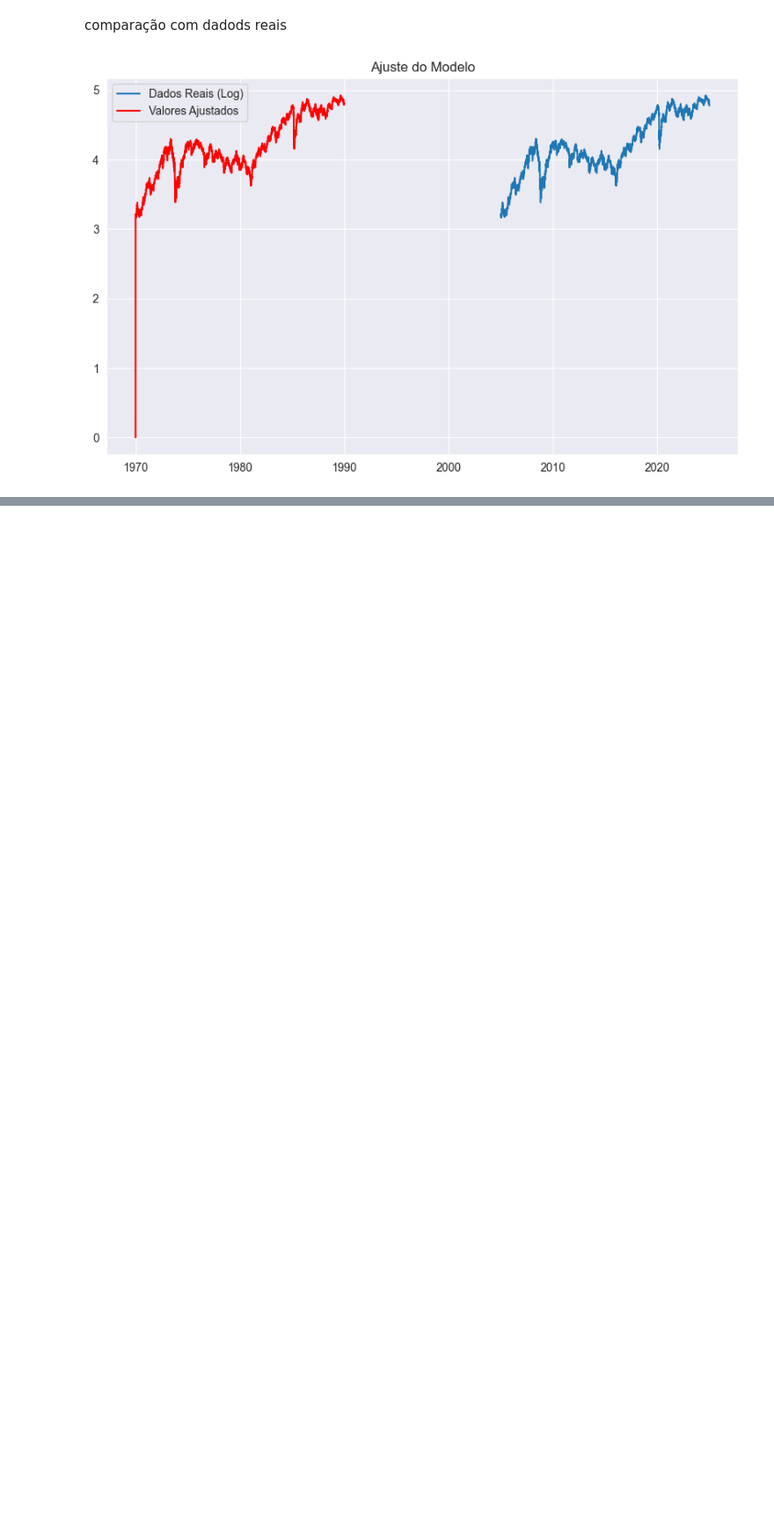
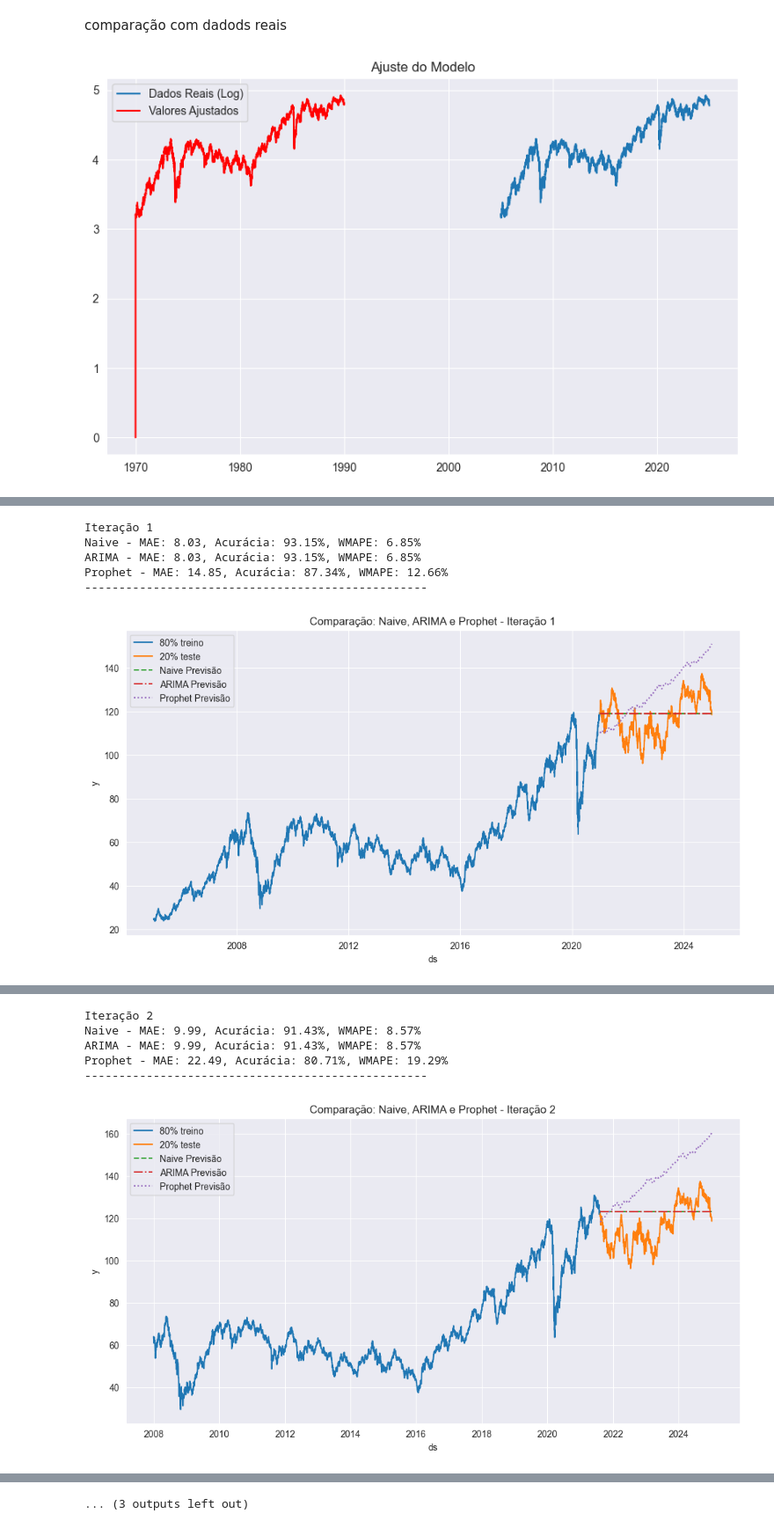
Before and after one commit to Data-Analitycs-Pos-Tech-Fiap/Ibovespa-prev, a Jupyter notebook: ibov-prev_v2.ipynb, the cells around one changed output, grey strips where cells are left out. Shown at 88% size. Saved outputs shown, nothing was run; the diff lists cells and outputs as text; code cells hidden in the pictures; blank space fills up the shorter version.

```diff
--- a/ibov-prev_v2.ipynb
+++ b/ibov-prev_v2.ipynb
@@ -544,0 +788,65 @@ plt.show()
+# %%
+from statsmodels.tsa.arima.model import ARIMA
+from prophet import Prophet
+from sklearn.metrics import mean_absolute_error
+import numpy as np
+import pandas as pd
+import matplotlib.pyplot as plt
+import seaborn as sns
+
+# Iteração sobre os conjuntos de treino e teste
+for i, (df_train, df_test) in enumerate(dfs):
+    # Modelo Naive
+    last_observed = df_train['y'].iloc[-1]
+    df_test['naive_forecast'] = last_observed  # Previsões Naive
+
+    # Modelo ARIMA
+    try:
+        # Ajustar o modelo ARIMA (parâmetros p, d, q escolhidos manualmente)
+        model_arima = ARIMA(df_train['y'], order=(1, 1, 1))  # Ajuste os parâmetros (p, d, q) conforme necessário
+        arima_fit = model_arima.fit()
+        forecast_arima = arima_fit.forecast(steps=len(df_test))
+        df_test['arima_forecast'] = forecast_arima.values
+    except Exception as e:
+        print(f"Erro ao ajustar o ARIMA na iteração {i+1}: {e}")
+        df_test['arima_forecast'] = np.nan
+
+    # Modelo Prophet
+    try:
+        df_train_prophet = df_train.rename(columns={'ds': 'ds', 'y': 'y'})  # Preparar dados para Prophet
+        model_prophet = Prophet()
+        model_prophet.fit(df_train_prophet)
+        future = pd.DataFrame({'ds': df_test['ds']})
+        forecast_prophet = model_prophet.predict(future)
+        df_test['prophet_forecast'] = forecast_prophet['yhat'].values
+    except Exception as e:
+        print(f"Erro ao ajustar o Prophet na iteração {i+1}: {e}")
+        df_test['prophet_forecast'] = np.nan
+
+    # Calcular métricas para cada modelo
+    metrics = {}
+    for model, forecast_column in [('Naive', 'naive_forecast'),
+                                   ('ARIMA', 'arima_forecast'),
+                                   ('Prophet', 'prophet_forecast')]:
+        mae = mean_absolute_error(df_test['y'], df_test[forecast_column])
+        wmape = (np.sum(np.abs(df_test['y'] - df_test[forecast_column])) / np.sum(df_test['y'])) * 100
+        acuracia = (1 - (mae / df_test['y'].mean())) * 100
+        metrics[model] = {'MAE': mae, 'WMAPE': wmape, 'Acurácia': acuracia}
+
+    # Exibir resultados
+    print(f"Iteração {i+1}")
+    for model, values in metrics.items():
+        print(f"{model} - MAE: {values['MAE']:.2f}, Acurácia: {values['Acurácia']:.2f}%, WMAPE: {values['WMAPE']:.2f}%")
+    print("-" * 50)
+
+    # Gráficos comparativos
+    fig, ax = plt.subplots(figsize=(12, 6))
+    sns.lineplot(data=df_train, x='ds', y='y', label='80% treino', ax=ax)
+    sns.lineplot(data=df_test, x='ds', y='y', label='20% teste', ax=ax)
+    sns.lineplot(data=df_test, x='ds', y='naive_forecast', label='Naive Previsão', linestyle='--', ax=ax)
+    sns.lineplot(data=df_test, x='ds', y='arima_forecast', label='ARIMA Previsão', linestyle='-.', ax=ax)
+    sns.lineplot(data=df_test, x='ds', y='prophet_forecast', label='Prophet Previsão', linestyle=':', ax=ax)
+    ax.set_title(f'Comparação: Naive, ARIMA e Prophet - Iteração {i+1}')
+    ax.legend()
+    plt.show()
+# %% [output]
@@ -544,0 +855,6 @@ plt.show()
+Iteração 1
+Naive - MAE: 8.03, Acurácia: 93.15%, WMAPE: 6.85%
+ARIMA - MAE: 8.03, Acurácia: 93.15%, WMAPE: 6.85%
+Prophet - MAE: 14.85, Acurácia: 87.34%, WMAPE: 12.66%
+--------------------------------------------------
+[figure, added]
@@ -544,0 +863,6 @@ plt.show()
+Iteração 2
+Naive - MAE: 9.99, Acurácia: 91.43%, WMAPE: 8.57%
+ARIMA - MAE: 9.99, Acurácia: 91.43%, WMAPE: 8.57%
+Prophet - MAE: 22.49, Acurácia: 80.71%, WMAPE: 19.29%
+--------------------------------------------------
+[figure, added]
@@ -544,0 +885 @@ plt.show()
+... (3 outputs left out)
```
Also changed, not shown: parts of 10 cells of this notebook.
